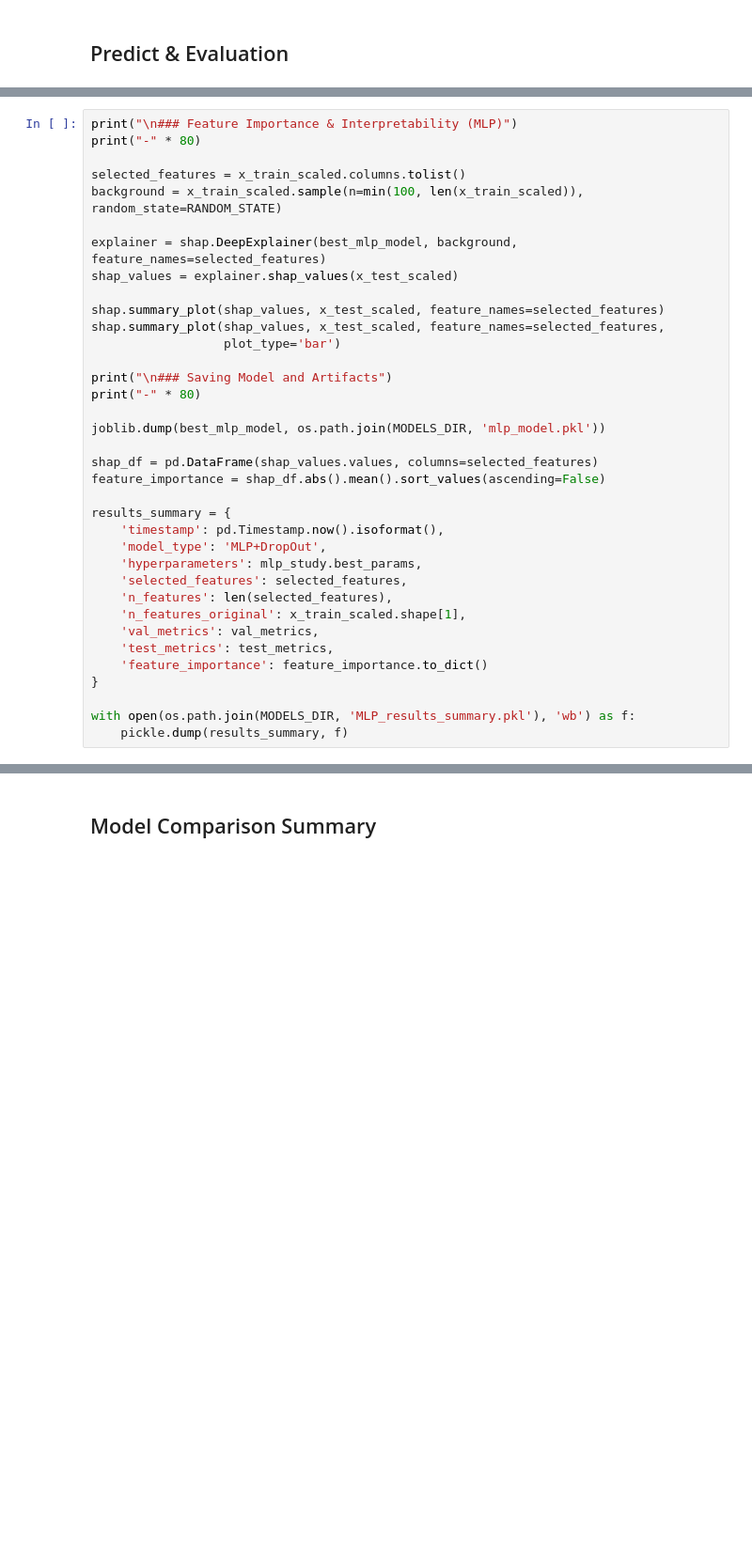
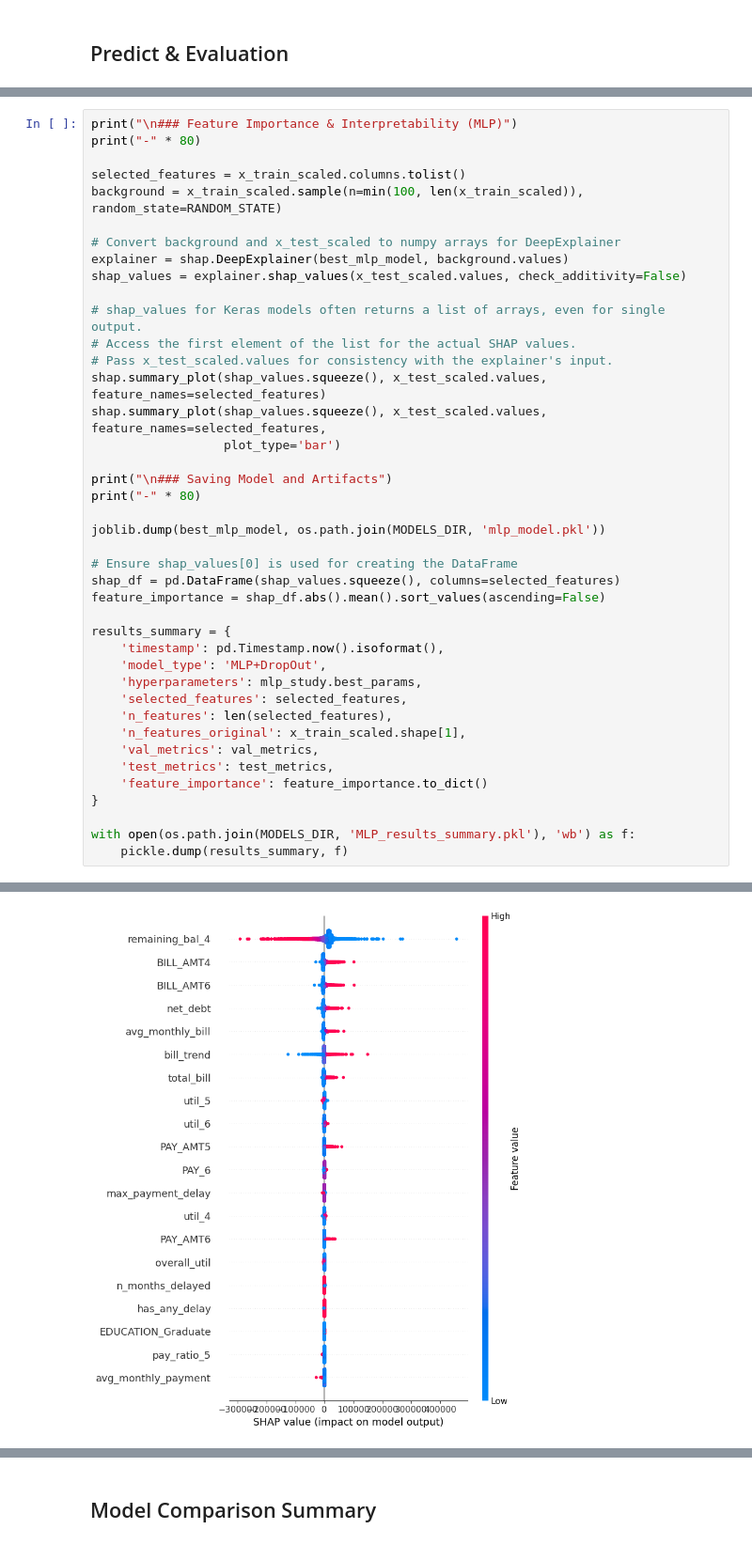
Before and after one commit to guillermoArr/default_credit_prediction, a Jupyter notebook: notebooks/3.2.01-gar-payment-regression-models.ipynb, the cells around one changed output, grey strips where cells are left out. Shown at 94% size. Cells and saved outputs as stored; diff of their text form; blank space fills up the shorter version.

```diff
--- a/notebooks/3.2.01-gar-payment-regression-models.ipynb
+++ b/notebooks/3.2.01-gar-payment-regression-models.ipynb
@@ -640,11 +844,15 @@ print("-" * 80)
 selected_features = x_train_scaled.columns.tolist()
 background = x_train_scaled.sample(n=min(100, len(x_train_scaled)), random_state=RANDOM_STATE)
 
-explainer = shap.DeepExplainer(best_mlp_model, background, feature_names=selected_features)
-shap_values = explainer.shap_values(x_test_scaled)
+# Convert background and x_test_scaled to numpy arrays for DeepExplainer
+explainer = shap.DeepExplainer(best_mlp_model, background.values)
+shap_values = explainer.shap_values(x_test_scaled.values, check_additivity=False)
 
-shap.summary_plot(shap_values, x_test_scaled, feature_names=selected_features)
-shap.summary_plot(shap_values, x_test_scaled, feature_names=selected_features,
+# shap_values for Keras models often returns a list of arrays, even for single output.
+# Access the first element of the list for the actual SHAP values.
+# Pass x_test_scaled.values for consistency with the explainer's input.
+shap.summary_plot(shap_values.squeeze(), x_test_scaled.values, feature_names=selected_features)
+shap.summary_plot(shap_values.squeeze(), x_test_scaled.values, feature_names=selected_features,
                   plot_type='bar')
 
 print("\n### Saving Model and Artifacts")
@@ -652,7 +860,8 @@ print("-" * 80)
 
 joblib.dump(best_mlp_model, os.path.join(MODELS_DIR, 'mlp_model.pkl'))
 
-shap_df = pd.DataFrame(shap_values.values, columns=selected_features)
+# Ensure shap_values[0] is used for creating the DataFrame
+shap_df = pd.DataFrame(shap_values.squeeze(), columns=selected_features)
 feature_importance = shap_df.abs().mean().sort_values(ascending=False)
 
 results_summary = {
@@ -669,3 +878,4 @@ results_summary = {
 
 with open(os.path.join(MODELS_DIR, 'MLP_results_summary.pkl'), 'wb') as f:
     pickle.dump(results_summary, f)
+# %% [output]
@@ -671,0 +884 @@ with open(os.path.join(MODELS_DIR, 'MLP_results_summary.pkl'), 'wb') as f:
+[figure, added]
```
Also changed, not shown: parts of 20 cells of this notebook.
